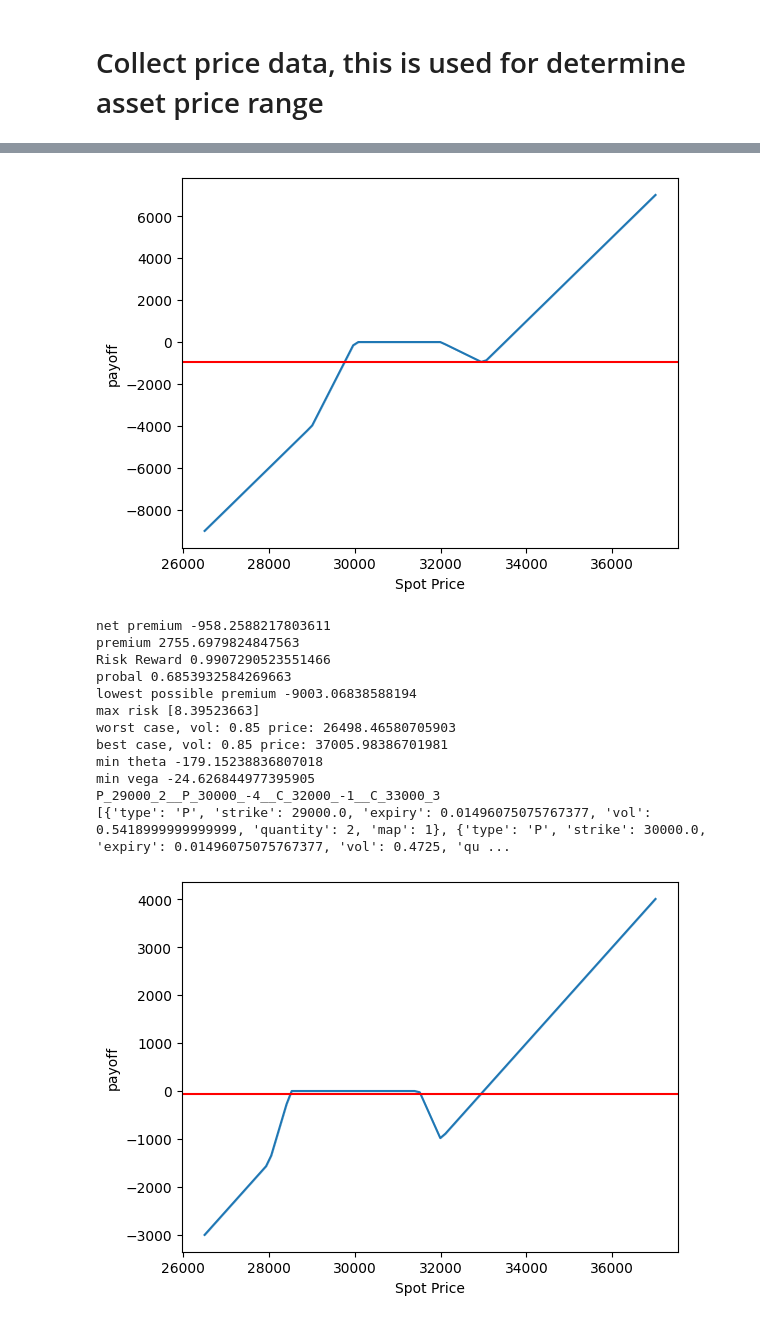
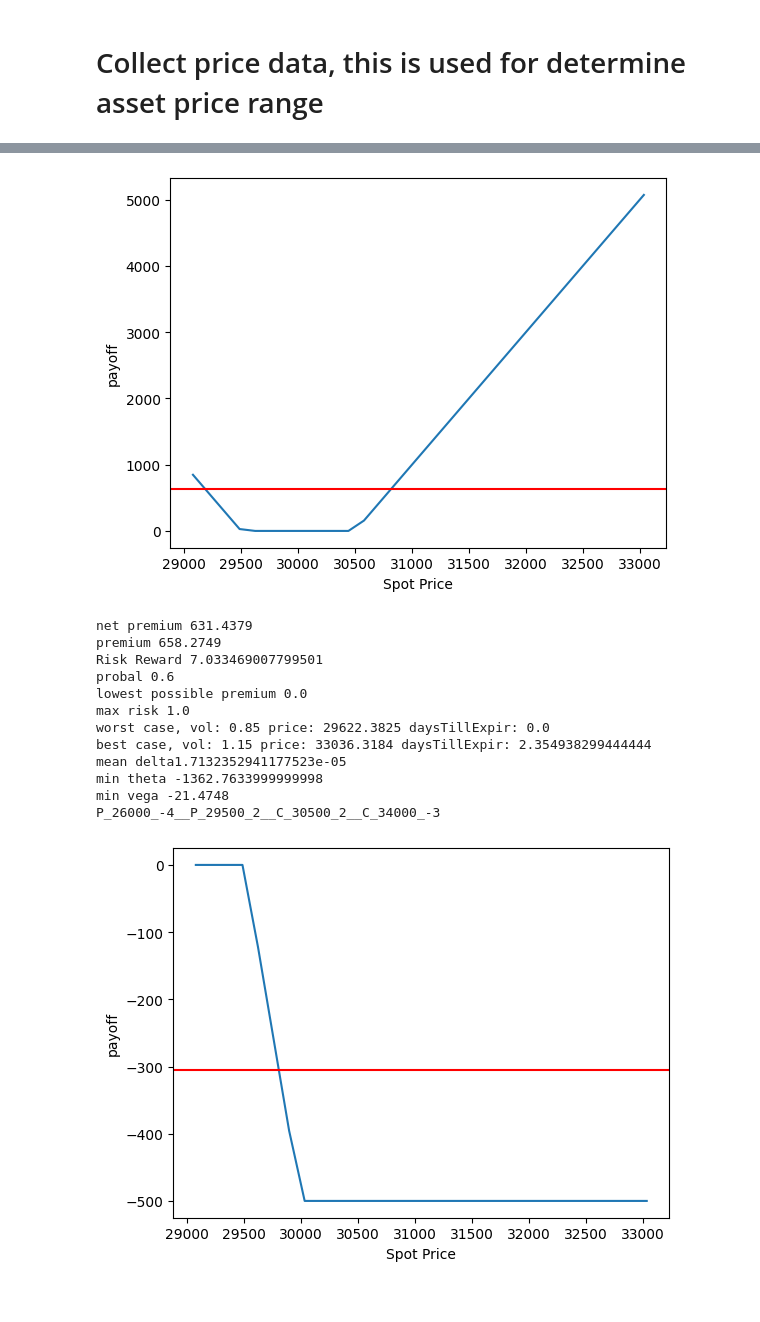
Before and after one commit to 556isback/optionCombo, a Jupyter notebook: example/example Deribit Exchange.ipynb, the cells around one changed output, grey strips where cells are left out. Drawn from its saved outputs; the diff is of its cells as text; code cells hidden in the pictures.

Commit message:
Add files via upload
restructure code
remove unnecessary calculation
update example

```diff
--- a/example/example Deribit Exchange.ipynb
+++ b/example/example Deribit Exchange.ipynb
@@ -82,7 +82,7 @@ Length: 12, dtype: datetime64[ns]
 '''
 choose a expiry date, doesn't support mutiple expiry dates at the moment
 '''
-expirDate = '2023-06-30T00:00:00.000000000'
+expirDate = '2023-07-21 00:00:00'
 # %%
 '''
 The option DataFrame should have the following structure:
@@ -165 +165,3 @@ pricedata
 21000 rows × 6 columns
+# %%
+spotPrice =  pricedata.close.values[-1]
@@ -181,13 +193,18 @@ See the caveats in the documentation: https://pandas.pydata.org/pandas-docs/stab
 # %%
 '''
-This section of the code is responsible for iterating through all possible option combinations. In the "optiontypes" parameter, a two-dimensional list should be provided, where each element represents a call option (1) or a put option (-1). For example, [[1,1,1],[-1,-1,1,1]] indicates that there are three call options followed by two put options and two call options.
+This section of the code is responsible for iterating through all possible option combinations. In
+the "optiontypes" parameter, a two-dimensional list should be provided, where each element represents
+a call option (1) or a put option (-1). For example, [[1,1,1],[-1,-1,1,1]] indicates that there are
+three call options followed by two put options and two call options.
 
-The "tradetypes" parameter determines whether to sell or buy the corresponding options. For instance, if "optiontypes" is [[1,1,1]], the "tradetypes" should be [[1,-1,1]] or [[[1,-1,1],[1,1,1]]]. By default, "tradetypes" is set to None, which includes all possible combinations.
+The "tradetypes" parameter determines whether to sell or buy the corresponding options. For instance,
+if "optiontypes" is [[1,1,1]], the "tradetypes" should be [[1,-1,1]] or [[[1,-1,1],[1,1,1]]].
+By default, "tradetypes" is set to None, which includes all possible combinations.
 
 The "maxquantity" parameter represents the maximum quantity allowed for a single option trade amount.
 '''
 
-model = optionModel.option_model(price, joined1,preOption,optiontypes = [[1,1,1,1],[-1,-1,1,1]],tradetypes=[[1,-1,-1,1],[[1,-1,-1,1]]], maxquantity=1)  # Init
+model = optionModel.option_model(price, joined1,preOption,optiontypes = [[-1,-1,1,1]],tradetypes=None, maxquantity=4)  # Init
 df = model.options_model_finder()                                                                           # start looping
 # %%
 '''
@@ -228,0 +231,11 @@ temp
+# %%
+'''
+
+The output of the code snippet contains all the possible combinations based on the provided
+parameters. You have the flexibility to filter the results according to your specific requirements.
+
+'''
+df['v/t'] = abs(df['mean_vega']/abs(df['mean_theta']))
+df['bb'] = df['probal']*df['RR']/df['maxRisk']/df['mean_delta']
+temp = df.sort_values(by=['bb','mean_delta','maxRisk','RR','v/t','mean_vega','mean_theta'], ascending=[False,True,True,False,True,False,False])
+temp
@@ -229,12 +258,19 @@ temp
 # %%
 '''
-The plotted graph consists of two lines: a blue line representing the payoff curve and a red line representing the net premium.
+The plotted graph consists of two lines: a blue line representing the payoff curve and a red line
+representing the net premium.
 
-The blue line represents the payoff curve, which depicts the potential profit or loss at expiration for the option combination. It shows how the payoff varies with different underlying asset prices. The shape of the curve provides insights into the risk and potential returns of the option combination.
+The blue line represents the payoff curve, which depicts the potential profit or loss at expiration
+for the option combination. It shows how the payoff varies with different underlying asset prices.
+The shape of the curve provides insights into the risk and potential returns of the option combination.
 
-The red line represents the net premium, which is the total premium paid or received for the option combination. It indicates the initial cost or income associated with entering the option positions.
+The red line represents the net premium, which is the total premium paid or received for the option
+combination. It indicates the initial cost or income associated with entering the option positions.
 
-By visualizing the payoff curve and net premium, you can gain a better understanding of the potential outcomes and financial implications of the option combination under different market scenarios. This can assist in evaluating the risk-reward profile and making informed decisions regarding option trading strategies.
+By visualizing the payoff curve and net premium, you can gain a better understanding of the potential
+outcomes and financial implications of the option combination under different market scenarios.
+This can assist in evaluating the risk-reward profile and making informed decisions regarding option
+trading strategies.
 '''
 for para in temp.para[:5]:
     model.model_plot(para)
@@ -281,14 +317,14 @@ P_29000_1__P_30000_-4__C_32000_-1__C_33000_4
-[figure, old version]
+[figure, new version]
-net premium -958.2588217803611
-premium 2755.6979824847563
-Risk Reward 0.9907290523551466
-probal 0.6853932584269663
-lowest possible premium -9003.06838588194
-max risk [8.39523663]
-worst case, vol: 0.85 price: 26498.46580705903
-best case, vol: 0.85 price: 37005.98386701981
-min theta -179.15238836807018
-min vega -24.626844977395905
-P_29000_2__P_30000_-4__C_32000_-1__C_33000_3
-[{'type': 'P', 'strike': 29000.0, 'expiry': 0.01496075075767377, 'vol': 0.5418999999999999, 'quantity': 2, 'map': 1}, {'type': 'P', 'strike': 30000.0, 'expiry': 0.01496075075767377, 'vol': 0.4725, 'qu ...
+net premium 631.4379
+premium 658.2749
+Risk Reward 7.033469007799501
+probal 0.6
+lowest possible premium 0.0
+max risk 1.0
+worst case, vol: 0.85 price: 29622.3825 daysTillExpir: 0.0
+best case, vol: 1.15 price: 33036.3184 daysTillExpir: 2.354938299444444
+mean delta1.7132352941177523e-05
+min theta -1362.7633999999998
+min vega -21.4748
+P_26000_-4__P_29500_2__C_30500_2__C_34000_-3
-[figure, old version]
+[figure, new version]
```
Also changed, not shown: parts of 14 cells of this notebook, 12 other files.
